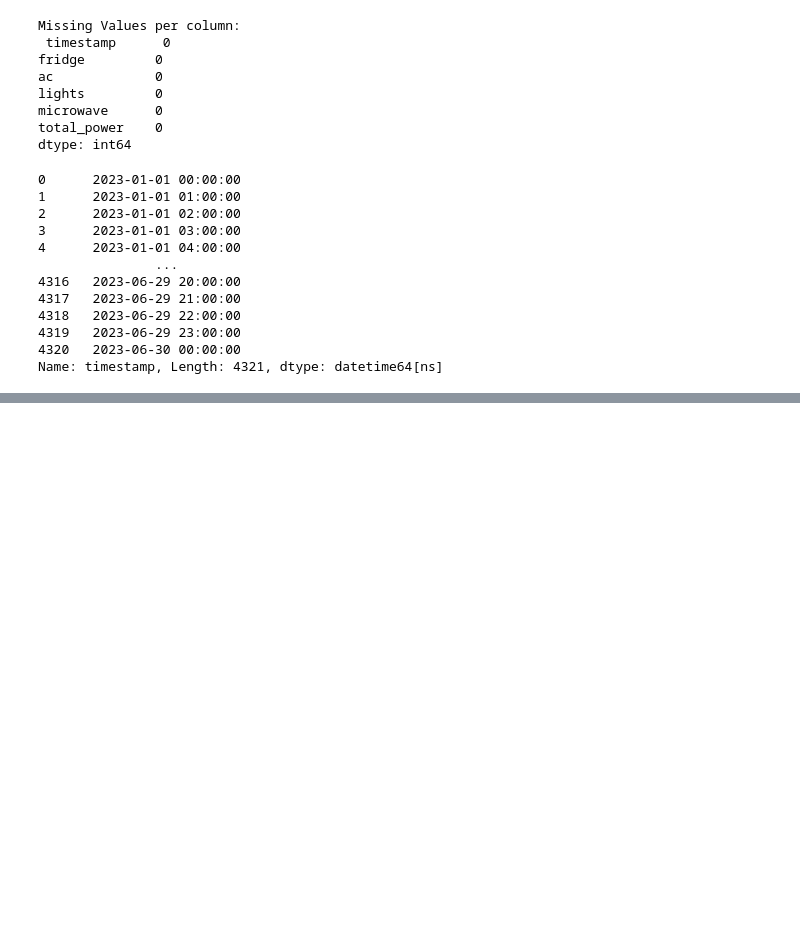
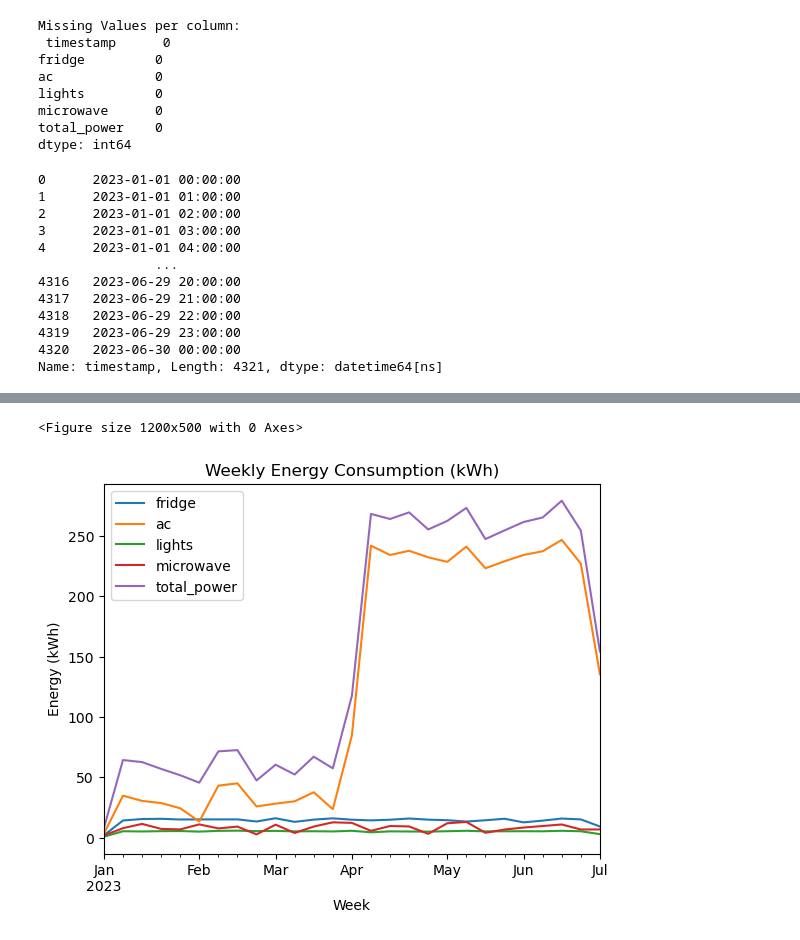
Before and after one commit to mailech/SmartEnergy-Consumption, a Jupyter notebook: SyntheticDataAnalysis.ipynb, the cells around one changed output, grey strips where cells are left out. Saved outputs shown, nothing was run; the diff lists cells and outputs as text; code cells hidden in the pictures; blank space fills up the shorter version.

```diff
--- a/SyntheticDataAnalysis.ipynb
+++ b/SyntheticDataAnalysis.ipynb
@@ -153,3 +153,15 @@ df_weekly_sum
+# %%
+df_weekly_kWh = df_weekly_sum/ 1000
+# %%
+plt.figure(figsize=(12,5))
+df_weekly_kWh.plot()
+plt.title("Weekly Energy Consumption (kWh)")
+plt.ylabel("Energy (kWh)")
+plt.xlabel("Week")
+plt.show()
+# %% [output]
+<Figure size 1200x500 with 0 Axes>
+[figure, added]
 # %%
 df_monthly = df.resample('M').sum()
 df_monthly
```
Also changed, not shown: parts of 8 cells of this notebook.
